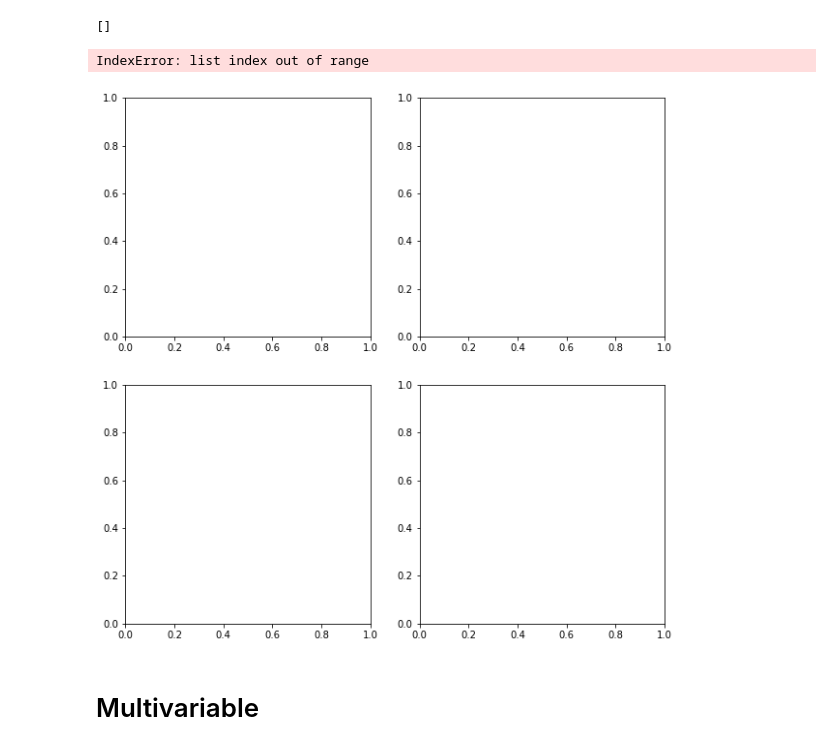
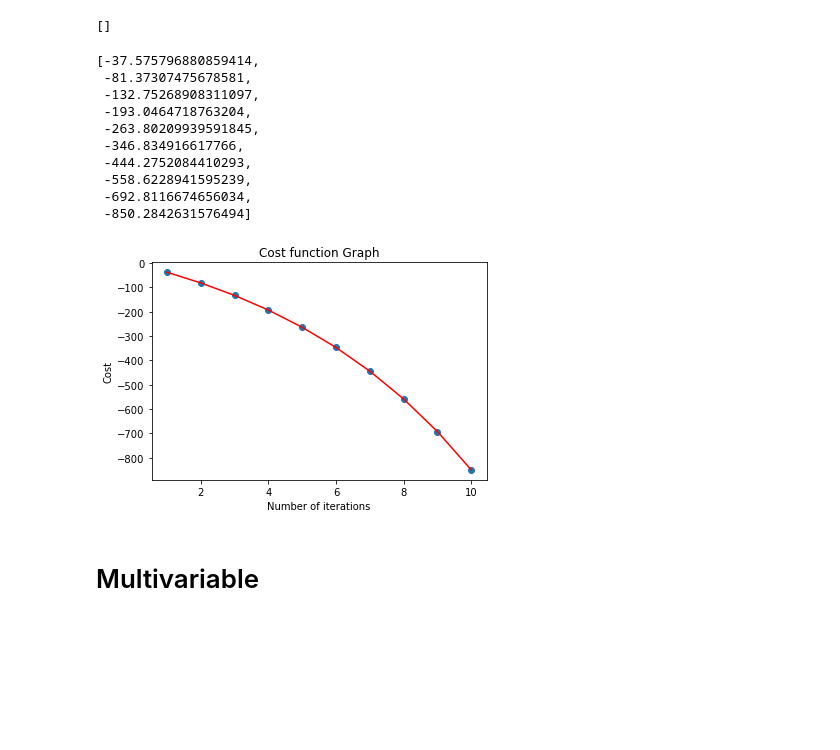
Before and after one commit to Camilohoyos99/Machine-learning, a Jupyter notebook: 1 Taller1 ML/tarea1.ipynb, the cells around one changed output. Drawn from its saved outputs; the diff is of its cells as text; code cells hidden in the pictures; blank space fills up the shorter version.

```diff
--- a/1 Taller1 ML/tarea1.ipynb
+++ b/1 Taller1 ML/tarea1.ipynb
@@ -67,7 +67,7 @@ x = (x - np.min(x))/((np.max(x)-np.min (x)))
 # variables iniciales
 
 N0 = 10
-alpha = [1,0.75,0.5,0.125,0.01,0.001]
+alpha = [1]
 theta = (0,1)
 
 
@@ -84,7 +84,11 @@ for j in alpha:
         cont+=1
     errores = []
     iteraciones =[]
-        for i in range(N0):
+
+
+
+
+    for i in range(N0):
             error,theta = ECM(theta,x,y,j)
             errores.append(error)
             iteraciones.append(i+1)
@@ -96,31 +100,29 @@ iteraciones_set
 # %% [output]
 []
 # %%
-fig, axs = plt.subplots(2, 2,figsize=(10,10))
-axs[0, 0].plot(iteraciones_set[0],errores_set[0])
-axs[0, 0].set_title('alpha = '+ str(alpha[0]))
+plt.plot(iteraciones,errores, color = 'red')
+plt.title('Cost function Graph')
+plt.xlabel('Number of iterations')
+plt.ylabel('Cost')
 
+plt.scatter(iteraciones,errores)
+plt.title('Cost function Graph')
+plt.xlabel('Number of iterations')
+plt.ylabel('Cost')
 
-axs[0, 1].plot(iteraciones_set[1],errores_set[1])
-axs[0, 1].set_title('alpha = '+ str(alpha[1]))
-
-
-axs[1, 0].plot(iteraciones_set[2],errores_set[2])
-axs[1, 0].set_title('alpha = '+ str(alpha[2]))
-
-
-axs[1, 1].plot(iteraciones_set[3],errores_set[3])
-axs[1, 1].set_title('alpha = '+ str(alpha[3]))
-
-for ax in axs.flat:
-    ax.set(xlabel='iteraciones', ylabel='convergencia ERR)')
-
-# Hide x labels and tick labels for top plots and y ticks for right plots.
-for ax in axs.flat:
-    ax.label_outer()
+errores
 # %% [output]
-IndexError: list index out of range
+[-37.575796880859414,
+ -81.37307475678581,
+ -132.75268908311097,
+ -193.0464718763204,
+ -263.80209939591845,
+ -346.834916617766,
+ -444.2752084410293,
+ -558.6228941595239,
+ -692.8116674656034,
+ -850.2842631576494]
-[figure, old version]
+[figure, new version]
 # %%
 # sin normalizar x
 
```
Also changed, not shown: 1 other file.
